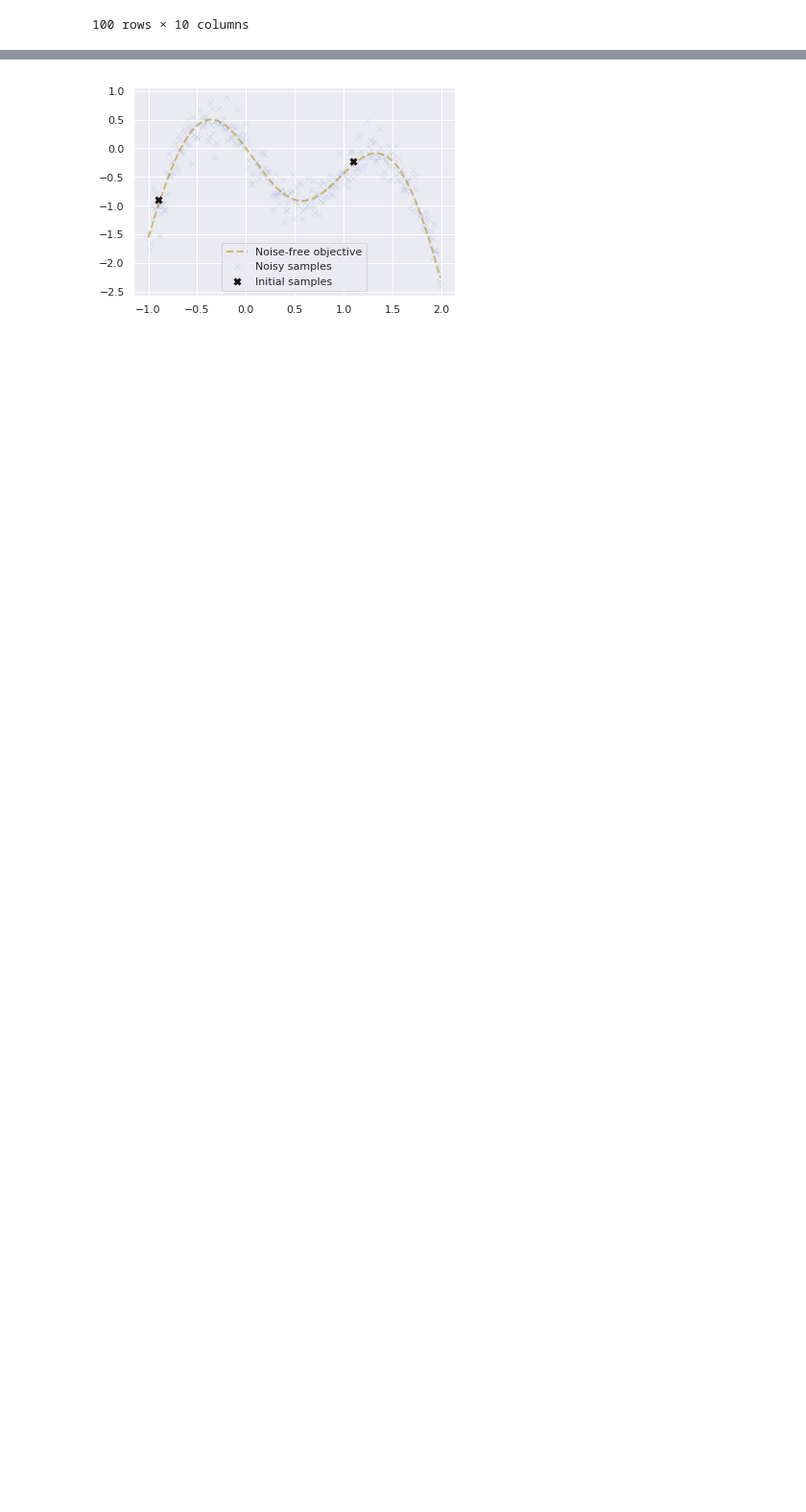
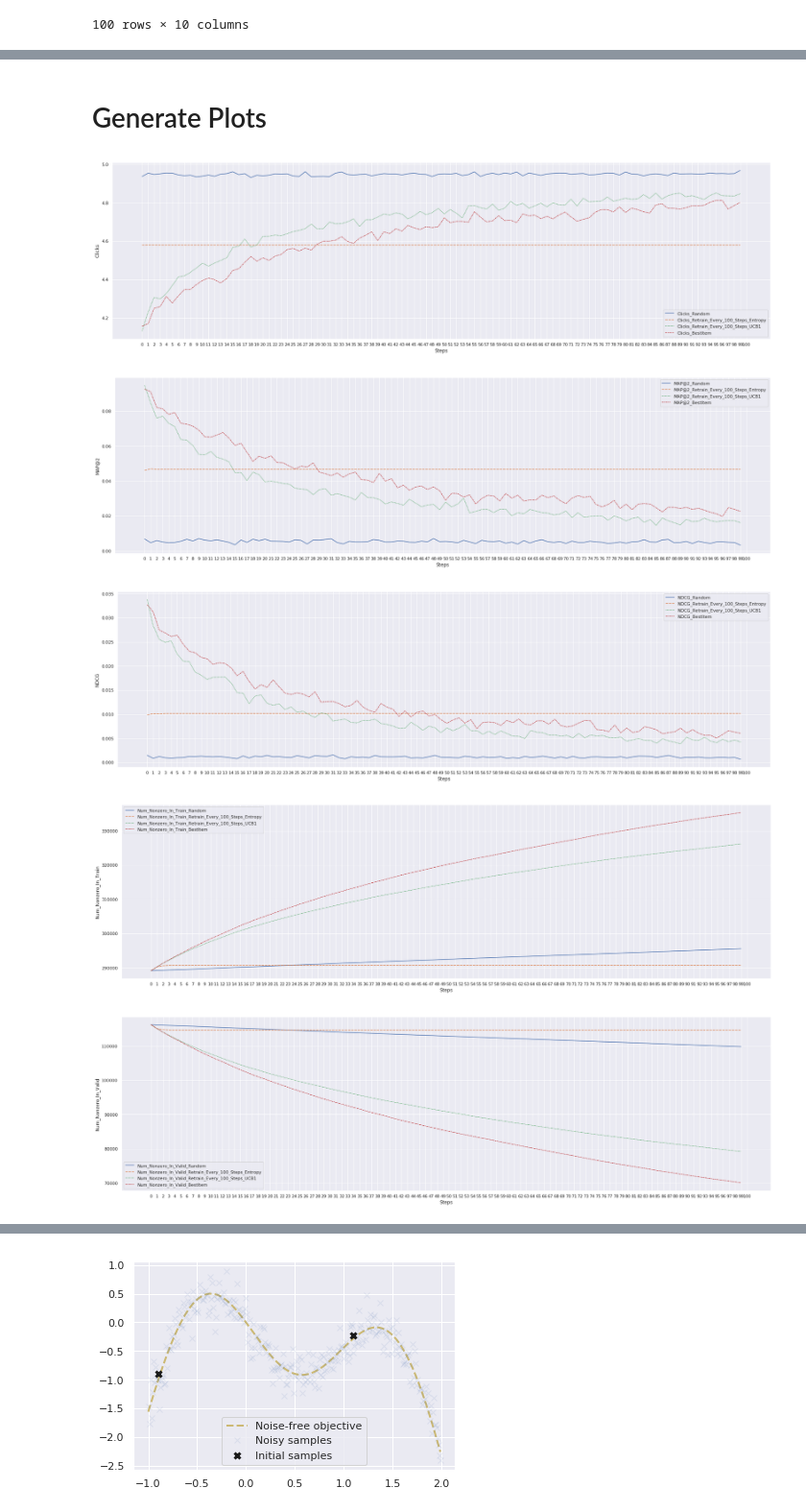
Before and after one commit to wuga214/Q-VAE-Recommendation, a Jupyter notebook: Kai Plot/Plot.ipynb, the cells around one changed output, grey strips where cells are left out. Shown at 96% size. Saved outputs shown, nothing was run; the diff lists cells and outputs as text; code cells hidden in the pictures; blank space fills up the shorter version.

```diff
--- a/Kai Plot/Plot.ipynb
+++ b/Kai Plot/Plot.ipynb
@@ -99,0 +136,23 @@ Entropy_100steps_2items_per_step_per_user_retrain_every_100steps
+# %% [markdown]
+# Generate Plots
+# %%
+for i in range(10):
+    fig, ax = plt.subplots()
+    fig.set_size_inches(30, 8.27)
+
+    ax = sns.lineplot(data=df[[df.columns[i],
+                               df.columns[i+10],
+                               df.columns[i+20],
+                               df.columns[i+30],]],)
+#                      dashes=False)
+    metrics_name = df.columns[i][:df.columns[i].index("_Random")]
+    ax.set(xticks=np.arange(0,101,1), xlabel='Steps', ylabel=metrics_name)
+    file_name = metrics_name + '.png'
+#     print(file_name)
+    fig.savefig(file_name)
+# %% [output]
+[figure, added]
+[figure, added]
+[figure, added]
+[figure, added]
+[figure, added]
```
Also changed, not shown: parts of 28 cells of this notebook, 21 other files.
